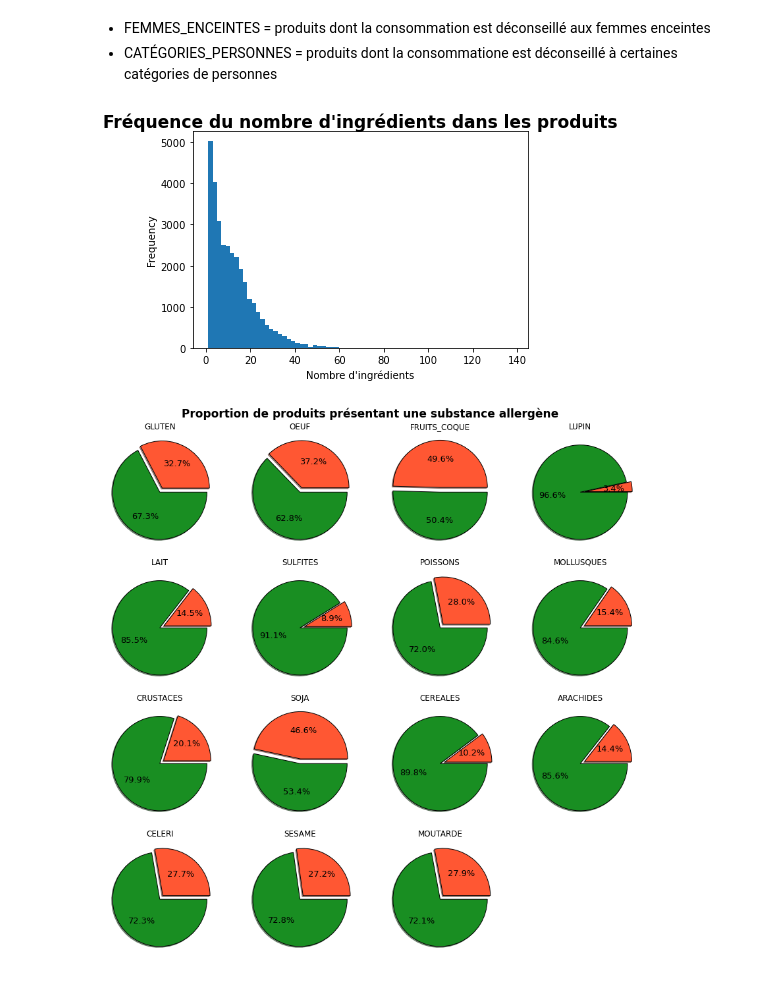
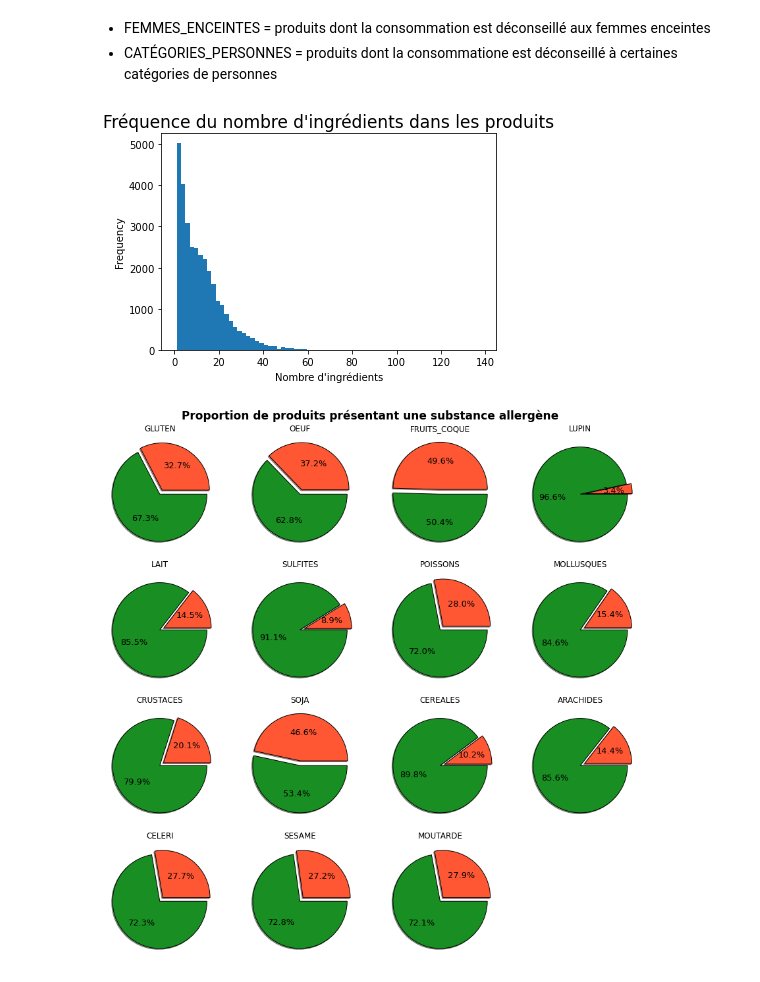
Before and after one commit to jkomb/P2---Application-Sante--Publique, a Jupyter notebook: KOMBEM_Jonathan_1_notebook_exploration_082022.ipynb, the cells around one changed output. Cells and saved outputs as stored; diff of their text form; code cells hidden in the pictures.

```diff
--- a/KOMBEM_Jonathan_1_notebook_exploration_082022.ipynb
+++ b/KOMBEM_Jonathan_1_notebook_exploration_082022.ipynb
@@ -47,4 +51,5 @@ import missingno as msno
 # %% [markdown]
 #### Chargement du jeu de données préparé
 # %%
-df = pd.read_csv('results\df_prepared.csv', index_col="Unnamed: 0")
+df_food = pd.read_csv('results\df_prepared.csv')
+df_food.drop("Unnamed: 0", axis=1, inplace=True)
@@ -53,3 +56,6 @@ df['nutrition_grade_fr'] = df['nutrition_grade_fr'] .str.upper()
+# %%
+df_food['nutrition_grade_fr'] = df_food['nutrition_grade_fr'] .str.upper()
+df = df_food.copy()
 # %% [markdown]
 #### Créations des variables utiles
 # %%
@@ -135,11 +145,11 @@ plt.savefig("img\\Proportion de produits appartenant à un label ou catégorie '
 * CATÉGORIES_PERSONNES = produits dont la consommatione est déconseillé à certaines catégories de personnes
 # %%
 df[cols_ingredients[1]].plot.hist(bins=70)
-plt.title("Fréquence du nombre d'ingrédients dans les produits", size=size_title_graph, va='top', weight='bold', y=y_title)
+plt.title("Fréquence du nombre d'ingrédients dans les produits", size=size_title_graph, y=y_title)
 plt.xlabel("Nombre d'ingrédients")
 plt.savefig("img\Fréquence du nombre d'ingrédients dans les produits.png")
 # %% [output]
-[figure, old version]
+[figure, new version]
 # %%
 plt.figure(figsize=(12,12))
 plt.suptitle("""Proportion de produits présentant une substance allergène""", size=size_title_graph, va='top', weight='bold')
```
Also changed, not shown: parts of 74 cells of this notebook, 14 other files.
